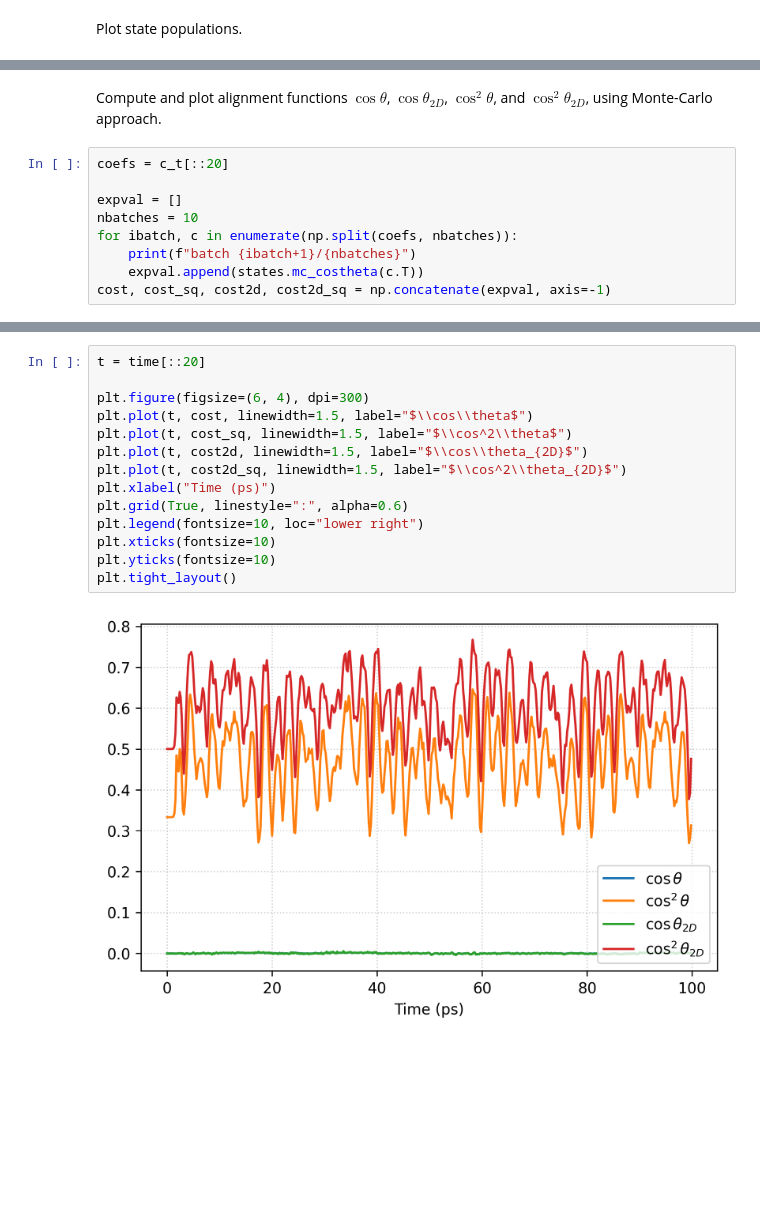
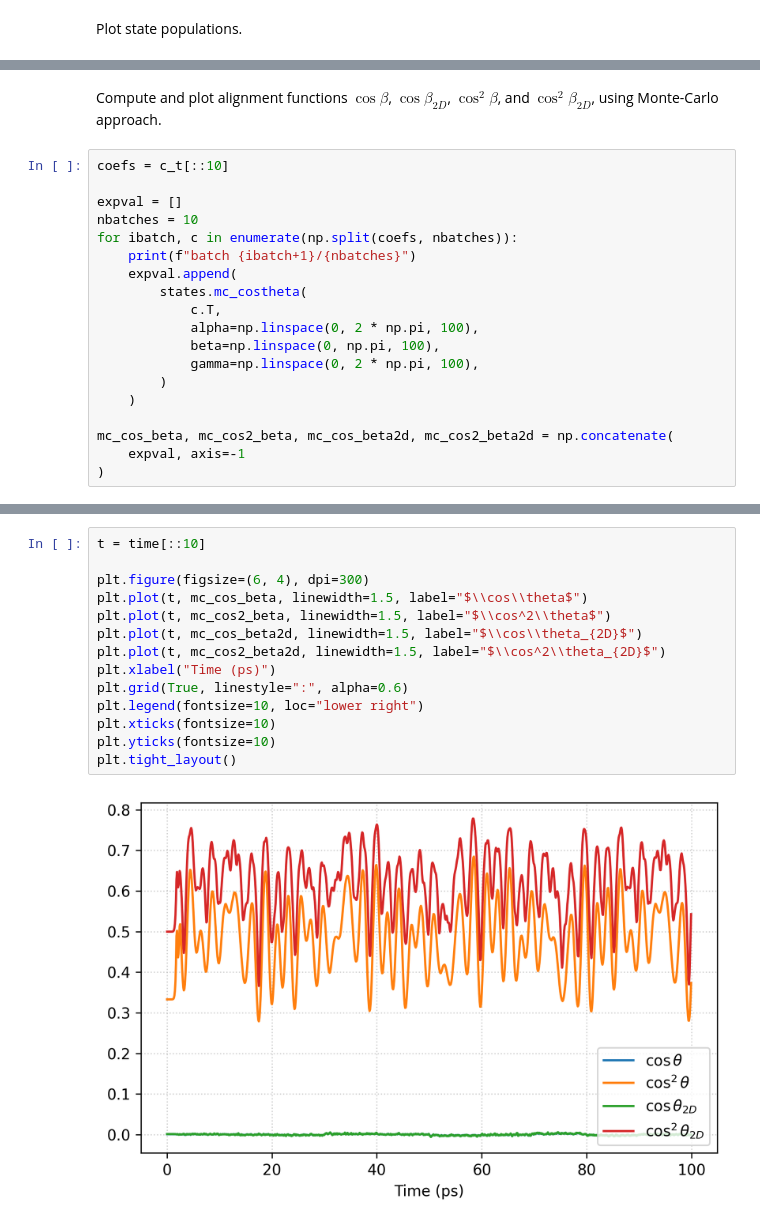
Before and after one commit to robochimps/richmol, a Jupyter notebook: examples/ocs_impulsive_alignment.ipynb, the cells around one changed output, grey strips where cells are left out. Saved outputs shown, nothing was run; the diff lists cells and outputs as text; blank space fills up the shorter version.

```diff
--- a/examples/ocs_impulsive_alignment.ipynb
+++ b/examples/ocs_impulsive_alignment.ipynb
@@ -173,14 +179,24 @@ plt.show()
 # %% [markdown]
-Compute and plot alignment functions $\cos\theta$, $\cos\theta_{2D}$, $\cos^2\theta$, and $\cos^2\theta_{2D}$, using Monte-Carlo approach.
+Compute and plot alignment functions $\cos\beta$, $\cos\beta_{2D}$, $\cos^2\beta$, and $\cos^2\beta_{2D}$, using Monte-Carlo approach.
 # %%
-coefs = c_t[::20]
+coefs = c_t[::10]
 
 expval = []
 nbatches = 10
 for ibatch, c in enumerate(np.split(coefs, nbatches)):
     print(f"batch {ibatch+1}/{nbatches}")
-    expval.append(states.mc_costheta(c.T))
-cost, cost_sq, cost2d, cost2d_sq = np.concatenate(expval, axis=-1)
+    expval.append(
+        states.mc_costheta(
+            c.T,
+            alpha=np.linspace(0, 2 * np.pi, 100),
+            beta=np.linspace(0, np.pi, 100),
+            gamma=np.linspace(0, 2 * np.pi, 100),
+        )
+    )
+
+mc_cos_beta, mc_cos2_beta, mc_cos_beta2d, mc_cos2_beta2d = np.concatenate(
+    expval, axis=-1
+)
 # %% [output]
 batch 1/10
 remark: compute reduced rotational density using _rot_dens_wp1
@@ -203,18 +219,18 @@ remark: compute reduced rotational density using _rot_dens_wp1
 batch 10/10
 remark: compute reduced rotational density using _rot_dens_wp1
 # %%
-t = time[::20]
+t = time[::10]
 
 plt.figure(figsize=(6, 4), dpi=300)
-plt.plot(t, cost, linewidth=1.5, label="$\\cos\\theta$")
-plt.plot(t, cost_sq, linewidth=1.5, label="$\\cos^2\\theta$")
-plt.plot(t, cost2d, linewidth=1.5, label="$\\cos\\theta_{2D}$")
-plt.plot(t, cost2d_sq, linewidth=1.5, label="$\\cos^2\\theta_{2D}$")
+plt.plot(t, mc_cos_beta, linewidth=1.5, label="$\\cos\\theta$")
+plt.plot(t, mc_cos2_beta, linewidth=1.5, label="$\\cos^2\\theta$")
+plt.plot(t, mc_cos_beta2d, linewidth=1.5, label="$\\cos\\theta_{2D}$")
+plt.plot(t, mc_cos2_beta2d, linewidth=1.5, label="$\\cos^2\\theta_{2D}$")
 plt.xlabel("Time (ps)")
 plt.grid(True, linestyle=":", alpha=0.6)
 plt.legend(fontsize=10, loc="lower right")
 plt.xticks(fontsize=10)
 plt.yticks(fontsize=10)
 plt.tight_layout()
 # %% [output]
-[figure, old version]
+[figure, new version]
```
Also changed, not shown: parts of 7 cells of this notebook, 1 other file.
